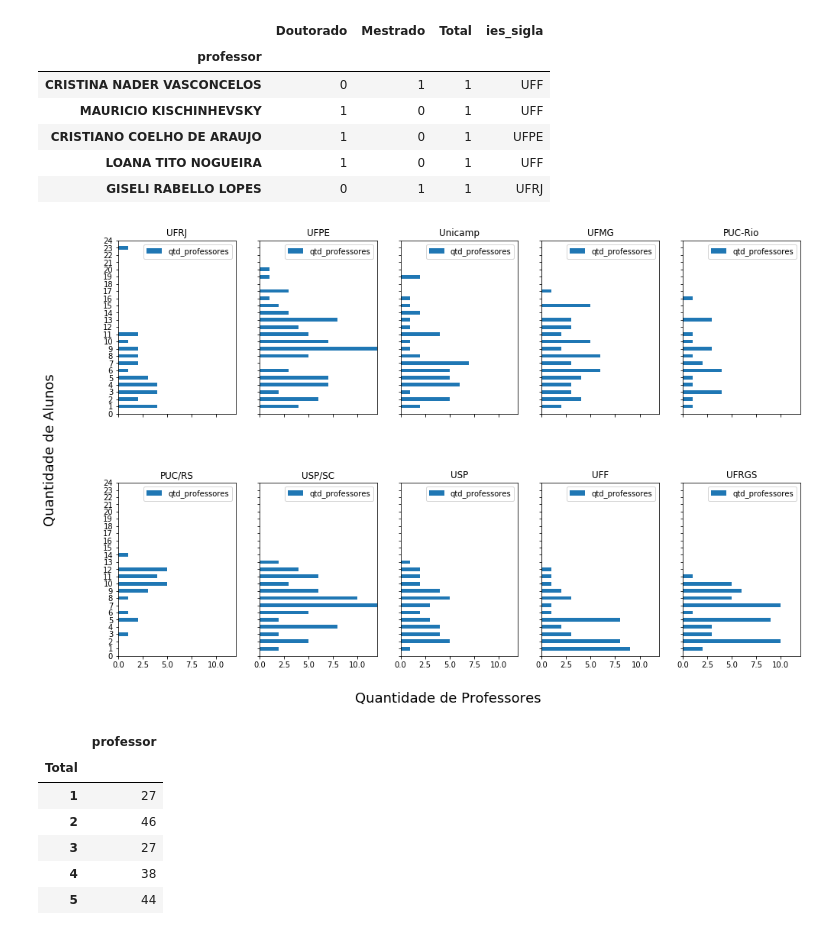
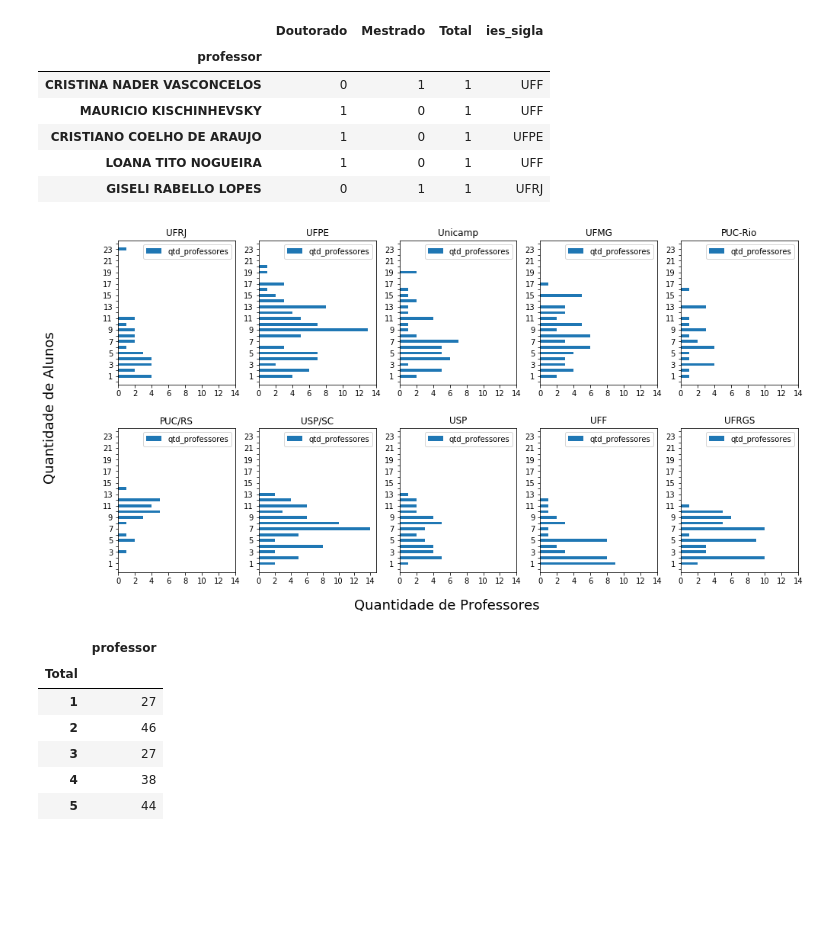
Before and after one commit to Pedalves/DataScience, a Jupyter notebook: CAPES/T1.1 Enunciado - Analise descritiva de dados de PG.ipynb, the cells around one changed output. Drawn from its saved outputs; the diff is of its cells as text; code cells hidden in the pictures; blank space fills up the shorter version.

```diff
--- a/CAPES/T1.1 Enunciado - Analise descritiva de dados de PG.ipynb
+++ b/CAPES/T1.1 Enunciado - Analise descritiva de dados de PG.ipynb
@@ -503,7 +503,7 @@ docentes_alunos_table.tail()
 def multiPlotAlunosPorProfessor( df_alunosPorProfessor , xmax , ymax ):
     # Prepara o grafico
     subDim = (2,5)
-    fig, axarr = plt.subplots( subDim[0], subDim[1], figsize=(16, 10) , sharex = True , sharey=True )
+    fig, axarr = plt.subplots( subDim[0], subDim[1], figsize=(16, 8) , sharex = False , sharey=False )
 
     fig.text(0.5, 0.04, 'Quantidade de Professores', ha='center' , fontsize=18)
     fig.text(0.04, 0.5, 'Quantidade de Alunos', va='center', rotation='vertical', fontsize=18)
@@ -512,6 +512,15 @@ def multiPlotAlunosPorProfessor( df_alunosPorProfessor , xmax , ymax ):
     # DataFrame de suporte
     index_df = pd.DataFrame( index = list(i for i in range(25)) )
     index_df["qtd_alunos"] = index_df.index
+
+    # Etiquetas
+    xticks = list(i*2 for i in range((int)(xmax/2)) )
+    yticks = list()
+    for i in range(ymax+1):
+        if i%2:
+            yticks.append( str(i) )
+        else:
+            yticks.append(" ")
 
     # plota os sub graficos
     row = 0
@@ -532,6 +541,10 @@ def multiPlotAlunosPorProfessor( df_alunosPorProfessor , xmax , ymax ):
             left_on ="qtd_alunos",
             right_on = "qtd_alunos" )
 
+        df_plot = df_plot.fillna(0)
+        df_plot.qtd_alunos = df_plot.qtd_alunos.astype(int)
+        df_plot.qtd_professores = df_plot.qtd_professores.astype(int)
+
         df_plot = df_plot.set_index("qtd_alunos")
 
         # Define o titulo
@@ -541,8 +554,9 @@ def multiPlotAlunosPorProfessor( df_alunosPorProfessor , xmax , ymax ):
         axarr[row][col].set_xlabel("")
         axarr[row][col].set_ylabel("")
 
-        plt.xlim(0,12)
-        plt.ylim(0,24)
+        axarr[row][col].set_yticks( df_plot.index )
+        axarr[row][col].set_yticklabels( yticks )
+        axarr[row][col].set_xticks( xticks )
 
         # Controle de posicao
         col += 1
@@ -550,12 +564,12 @@ def multiPlotAlunosPorProfessor( df_alunosPorProfessor , xmax , ymax ):
             row += 1
             col = 0
 
-    plt.subplots_adjust(hspace=0.4)
+    plt.subplots_adjust(hspace=0.3)
     plt.show()
 # %%
-multiPlotAlunosPorProfessor( docentes_alunos_table , 8 , 20 )
+multiPlotAlunosPorProfessor( docentes_alunos_table , 16 , 24 )
 # %% [output]
-[figure, old version]
+[figure, new version]
 # %%
 # Ideia: Eixo X: Quantidade de alunos, Eixo Y: Quantidade de Professores
 
```
Also changed, not shown: parts of 28 cells of this notebook.
